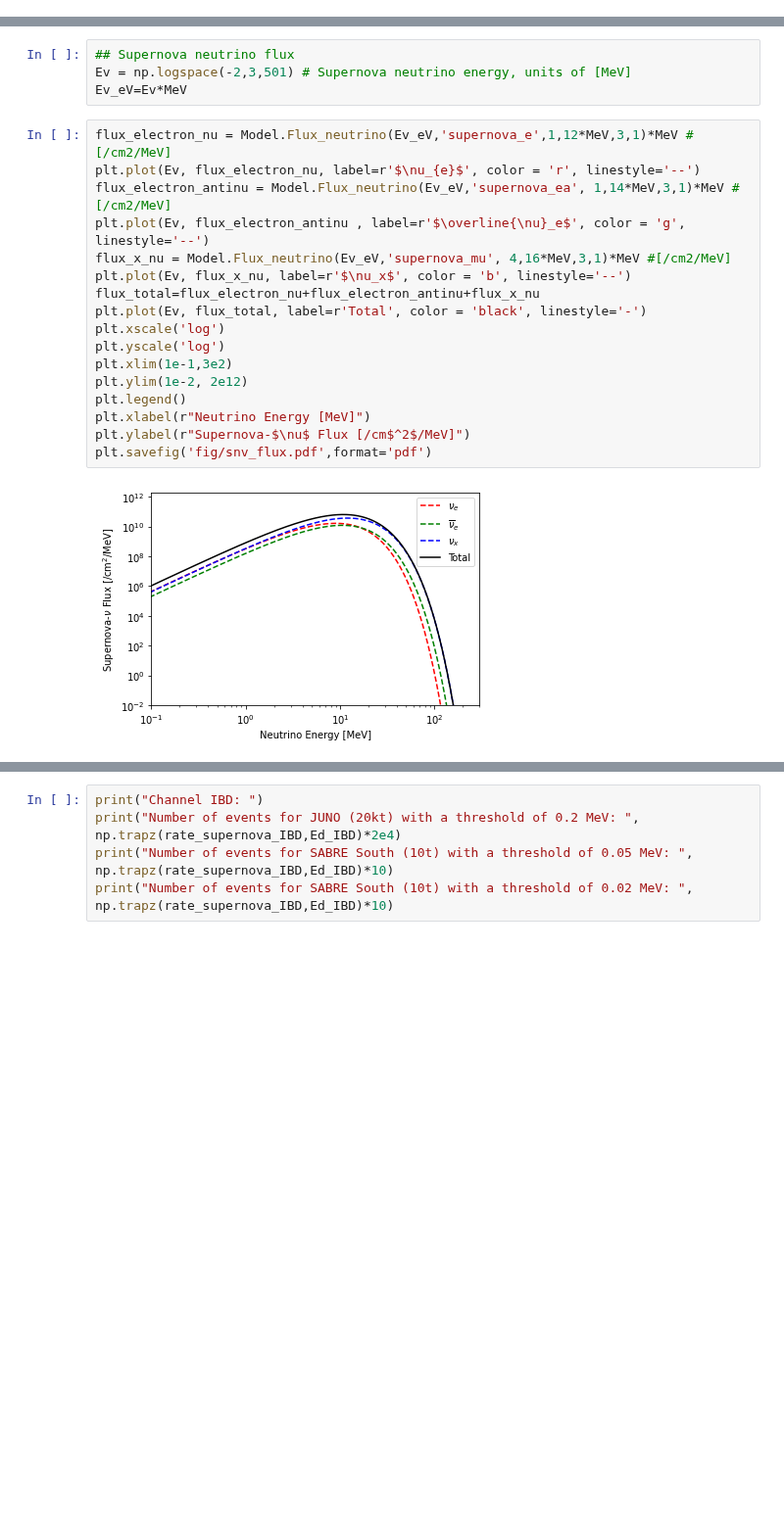
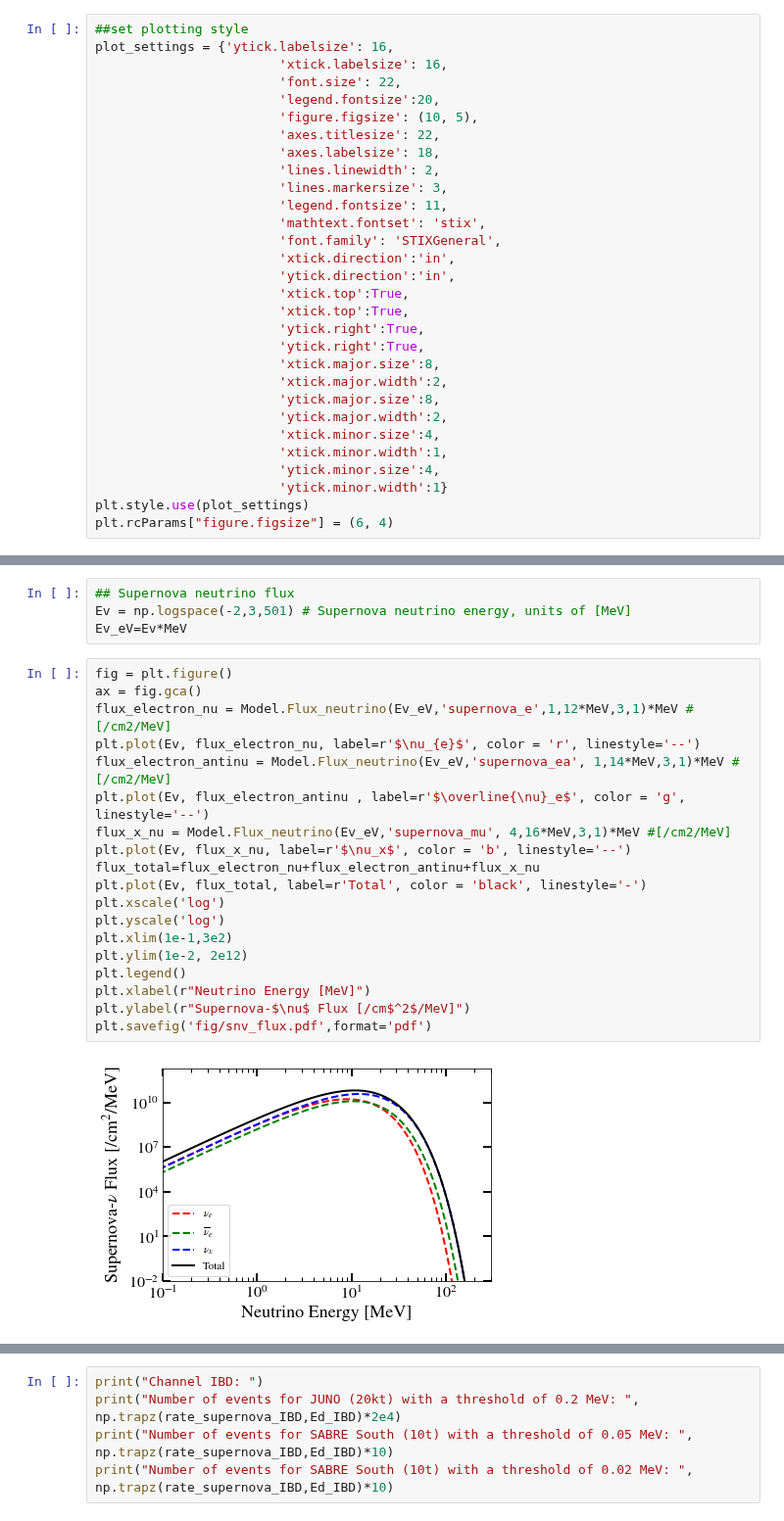
Before and after one commit to mjzurowski/sgm, a Jupyter notebook: Neutrino-LAB-testclass.ipynb, the cells around one changed output, grey strips where cells are left out. Shown at 98% size. Saved outputs shown, nothing was run; the diff lists cells and outputs as text; blank space fills up the shorter version.

Commit message:
add plotting style

```diff
--- a/Neutrino-LAB-testclass.ipynb
+++ b/Neutrino-LAB-testclass.ipynb
@@ -15,4 +14,34 @@ from scipy.signal import gaussian, convolve
 x = sympy.symbols('x')
+# %%
+##set plotting style
+plot_settings = {'ytick.labelsize': 16,
+                        'xtick.labelsize': 16,
+                        'font.size': 22,
+                        'legend.fontsize':20,
+                        'figure.figsize': (10, 5),
+                        'axes.titlesize': 22,
+                        'axes.labelsize': 18,
+                        'lines.linewidth': 2,
+                        'lines.markersize': 3,
+                        'legend.fontsize': 11,
+                        'mathtext.fontset': 'stix',
+                        'font.family': 'STIXGeneral',
+                        'xtick.direction':'in',
+                        'ytick.direction':'in',
+                        'xtick.top':True,
+                        'xtick.top':True,
+                        'ytick.right':True,
+                        'ytick.right':True,
+                        'xtick.major.size':8,
+                        'xtick.major.width':2,
+                        'ytick.major.size':8,
+                        'ytick.major.width':2,
+                        'xtick.minor.size':4,
+                        'xtick.minor.width':1,
+                        'ytick.minor.size':4,
+                        'ytick.minor.width':1}
+plt.style.use(plot_settings)
+plt.rcParams["figure.figsize"] = (6, 4)
 # %%
 Model = Neutrino()
 # %%
@@ -20,24 +49,26 @@ Model = Neutrino()
 Ev = np.logspace(-2,3,501) # Supernova neutrino energy, units of [MeV]
 Ev_eV=Ev*MeV
 # %%
+fig = plt.figure()
+ax = fig.gca()
 flux_electron_nu = Model.Flux_neutrino(Ev_eV,'supernova_e',1,12*MeV,3,1)*MeV #[/cm2/MeV]
 plt.plot(Ev, flux_electron_nu, label=r'$\nu_{e}$', color = 'r', linestyle='--')
 flux_electron_antinu = Model.Flux_neutrino(Ev_eV,'supernova_ea', 1,14*MeV,3,1)*MeV #[/cm2/MeV]
 plt.plot(Ev, flux_electron_antinu , label=r'$\overline{\nu}_e$', color = 'g', linestyle='--')
 flux_x_nu = Model.Flux_neutrino(Ev_eV,'supernova_mu', 4,16*MeV,3,1)*MeV #[/cm2/MeV]
 plt.plot(Ev, flux_x_nu, label=r'$\nu_x$', color = 'b', linestyle='--')
 flux_total=flux_electron_nu+flux_electron_antinu+flux_x_nu
 plt.plot(Ev, flux_total, label=r'Total', color = 'black', linestyle='-')
 plt.xscale('log')
 plt.yscale('log')
 plt.xlim(1e-1,3e2)
 plt.ylim(1e-2, 2e12)
 plt.legend()
 plt.xlabel(r"Neutrino Energy [MeV]")
 plt.ylabel(r"Supernova-$\nu$ Flux [/cm$^2$/MeV]")
 plt.savefig('fig/snv_flux.pdf',format='pdf')
 # %% [output]
-[figure, old version]
+[figure, new version]
 # %%
 #neutrino inverse beta decay
 num=1000
```
Also changed, not shown: parts of 11 cells of this notebook, 10 other files.
